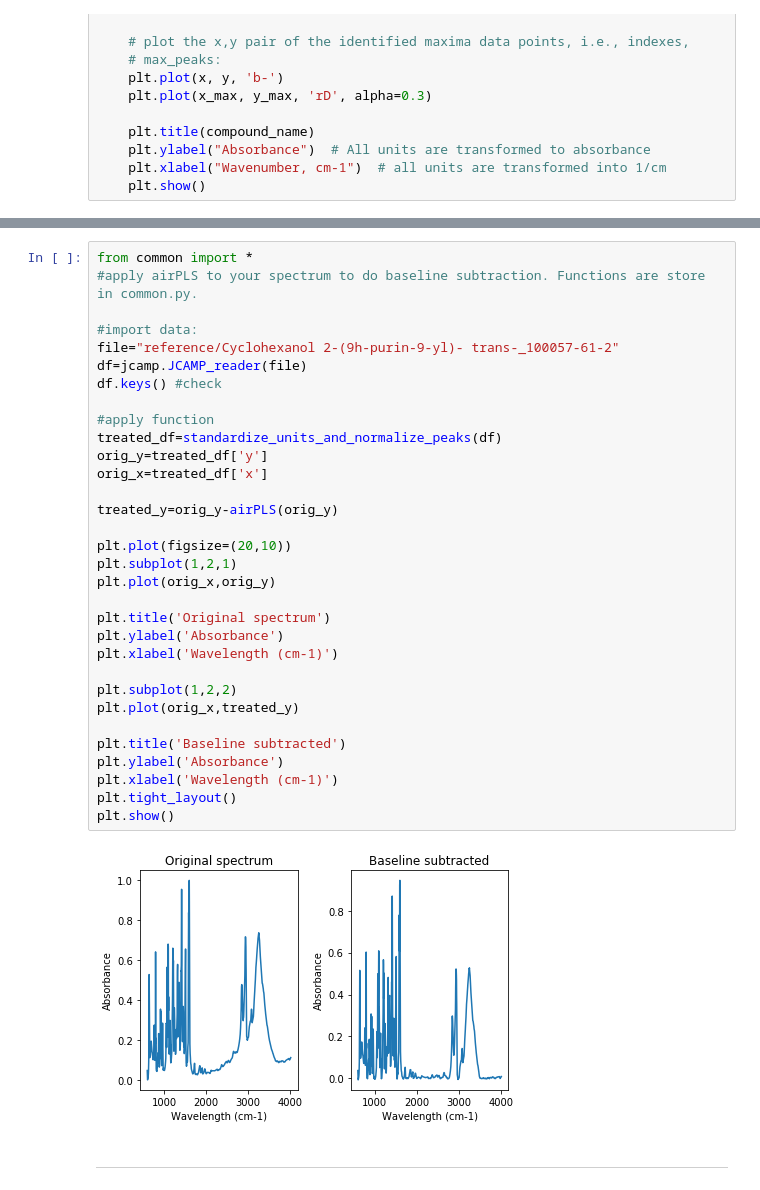
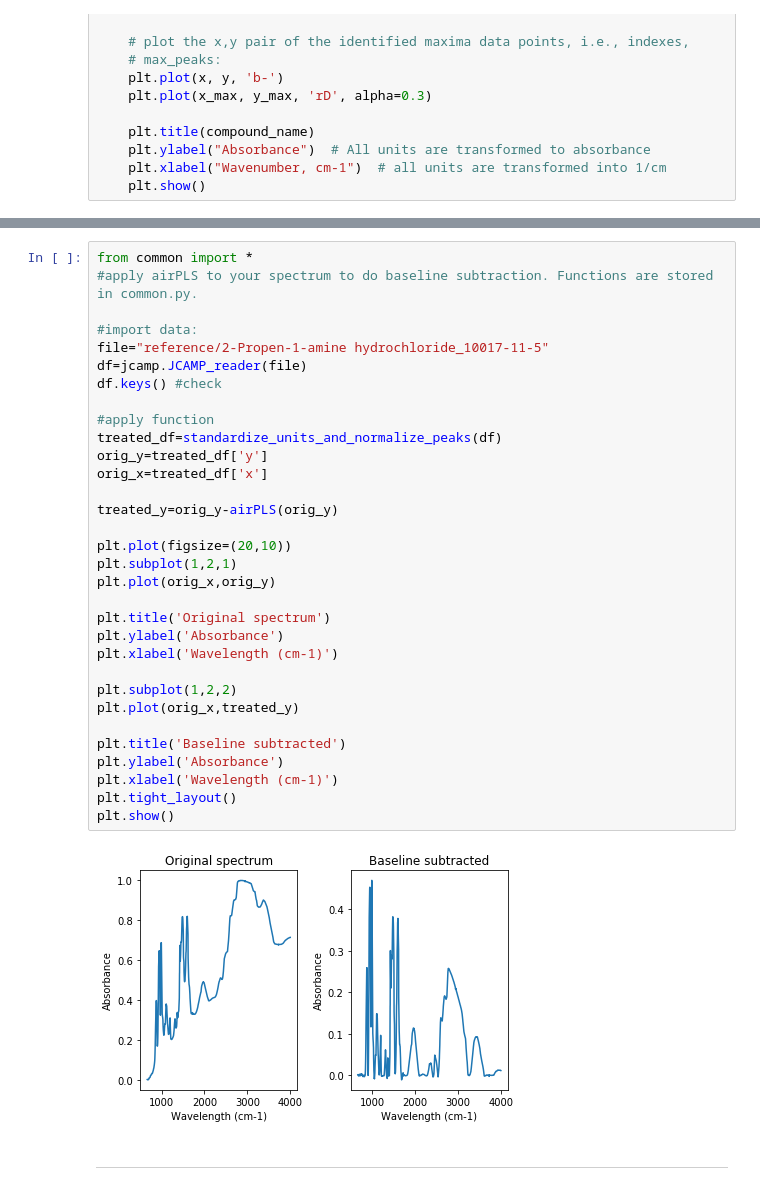
Before and after one commit to rayguna/IR-spectra-analyzer, a Jupyter notebook: IR-analyzer (MAIN).ipynb, the cells around one changed output, grey strips where cells are left out. Drawn from its saved outputs; the diff is of its cells as text.

Commit message:
A revised version of IR-analyzer.
New functions are added. Algorithms for spectral matching are being considered.

```diff
--- a/IR-analyzer (MAIN).ipynb
+++ b/IR-analyzer (MAIN).ipynb
@@ -878,37 +906,37 @@ for spectrum in ref_spectra:
 # %%
 from common import *
-#apply airPLS to your spectrum to do baseline subtraction. Functions are store in common.py.
+#apply airPLS to your spectrum to do baseline subtraction. Functions are stored in common.py.
 
 #import data:
-file="reference/Cyclohexanol 2-(9h-purin-9-yl)- trans-_100057-61-2"
+file="reference/2-Propen-1-amine hydrochloride_10017-11-5"
 df=jcamp.JCAMP_reader(file)
 df.keys() #check
 
 #apply function
 treated_df=standardize_units_and_normalize_peaks(df)
 orig_y=treated_df['y']
 orig_x=treated_df['x']
 
 treated_y=orig_y-airPLS(orig_y)
 
 plt.plot(figsize=(20,10))
 plt.subplot(1,2,1)
 plt.plot(orig_x,orig_y)
 
 plt.title('Original spectrum')
 plt.ylabel('Absorbance')
 plt.xlabel('Wavelength (cm-1)')
 
 plt.subplot(1,2,2)
 plt.plot(orig_x,treated_y)
 
 plt.title('Baseline subtracted')
 plt.ylabel('Absorbance')
 plt.xlabel('Wavelength (cm-1)')
 plt.tight_layout()
 plt.show()
 # %% [output]
-[figure, old version]
+[figure, new version]
 # %% [markdown]
 _________________________________________________________________________________________________________
 # %% [markdown]
```
Also changed, not shown: parts of 31 cells of this notebook.
